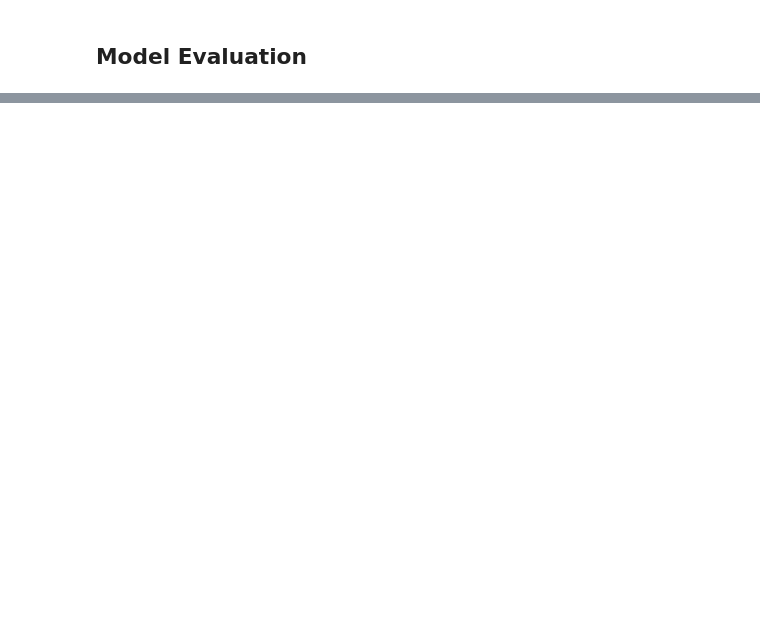
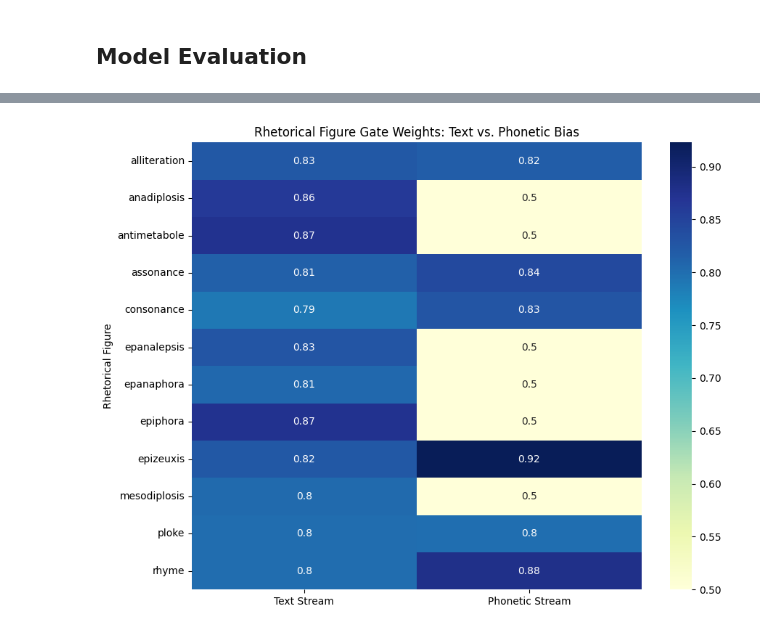
Before and after one commit to aadium/figdetect, a Jupyter notebook: train_annotator.ipynb, the cells around one changed output, grey strips where cells are left out. Saved outputs shown, nothing was run; the diff lists cells and outputs as text; code cells hidden in the pictures; blank space fills up the shorter version.

Commit message:
built an annotator

```diff
--- a/train_annotator.ipynb
+++ b/train_annotator.ipynb
@@ -547,0 +545,17 @@ The model proved it can detect heavy phonetic density when the signal is explosi
+# %%
+def plot_gate_weights(model, class_names):
+    # Get the weights and apply sigmoid to see the 0.0 - 1.0 influence
+    weights = torch.sigmoid(model.stream_weights).detach().cpu().numpy()
+
+    df_weights = pd.DataFrame(weights, columns=['Text Stream', 'Phonetic Stream'], index=class_names)
+
+    plt.figure(figsize=(10, 8))
+    sns.heatmap(df_weights, annot=True, cmap='YlGnBu')
+    plt.title('Rhetorical Figure Gate Weights: Text vs. Phonetic Bias')
+    plt.ylabel('Rhetorical Figure')
+    plt.show()
+
+# Run it!
+plot_gate_weights(model, checkpoint['classes'])
+# %% [output]
+[figure, added]
```
Also changed, not shown: parts of 15 cells of this notebook, 1 other file.
